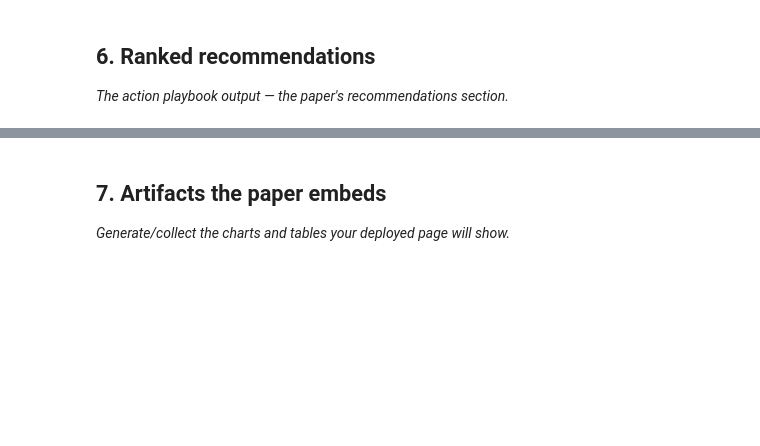
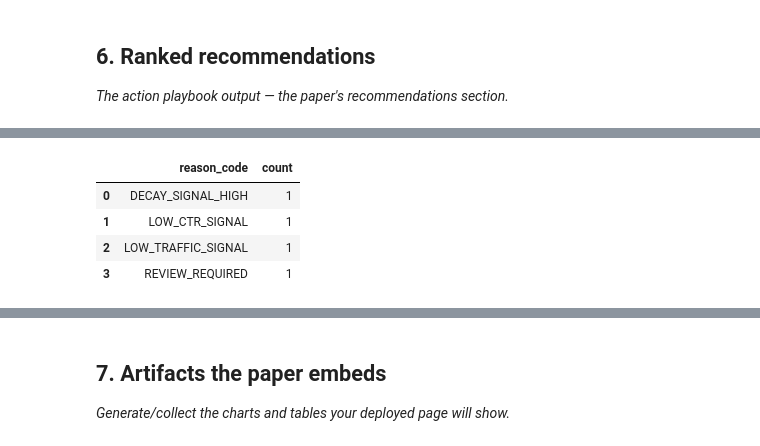
Before and after one commit to muhammadusmanshakir/flyrank-ml-internship, a Jupyter notebook: work/notebooks/capstone.ipynb, the cells around one changed output, grey strips where cells are left out. Saved outputs shown, nothing was run; the diff lists cells and outputs as text; code cells hidden in the pictures; blank space fills up the shorter version.

```diff
--- a/work/notebooks/capstone.ipynb
+++ b/work/notebooks/capstone.ipynb
@@ -34,0 +396,17 @@ This skeleton is yours to fill. Work the sections **in order** — each one has
+# %%
+# Reason-code distribution
+
+reason_distribution = (
+    action_queue["reason_code"]
+    .value_counts()
+    .rename_axis("reason_code")
+    .reset_index(name="count")
+)
+
+display(reason_distribution)
+# %% [output]
+|  | reason_code | count |
+| 0 | DECAY_SIGNAL_HIGH | 1 |
+| 1 | LOW_CTR_SIGNAL | 1 |
+| 2 | LOW_TRAFFIC_SIGNAL | 1 |
+| 3 | REVIEW_REQUIRED | 1 |
```
Also changed, not shown: parts of 21 cells of this notebook.
